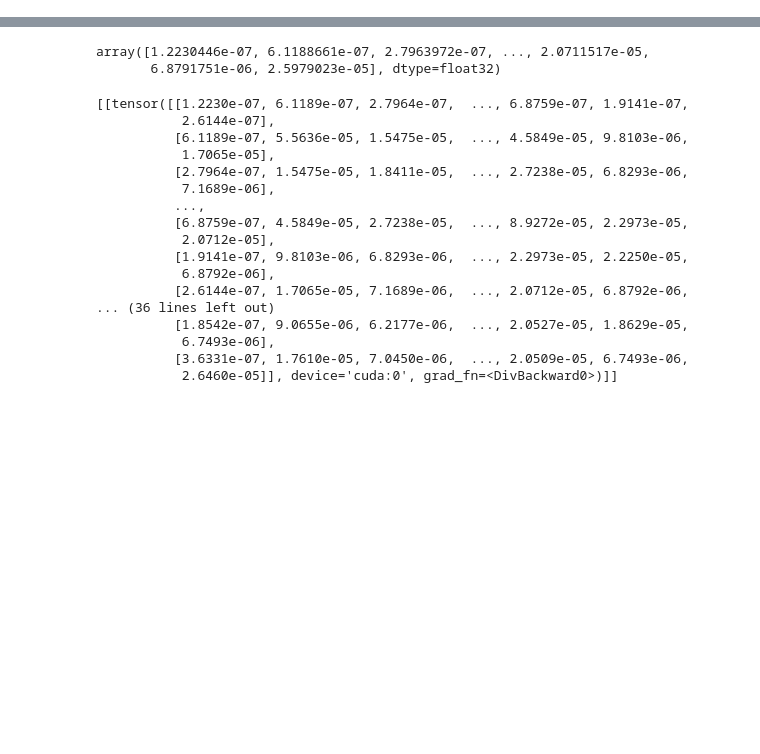
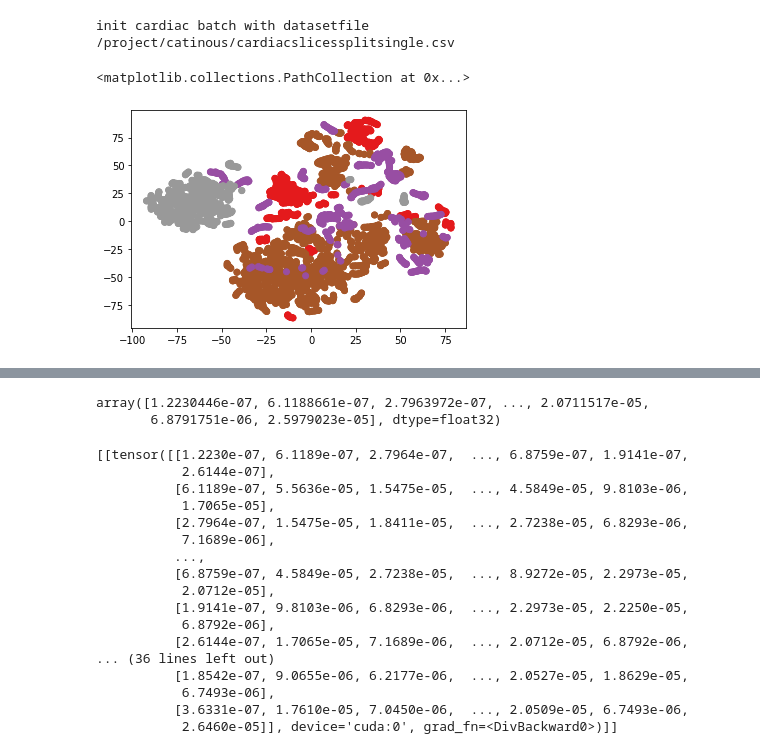
Before and after one commit to cirmuw/casa, a Jupyter notebook: tmp_detectoutlier.ipynb, the cells around one changed output, grey strips where cells are left out. Cells and saved outputs as stored; diff of their text form; code cells hidden in the pictures; blank space fills up the shorter version.

```diff
--- a/tmp_detectoutlier.ipynb
+++ b/tmp_detectoutlier.ipynb
@@ -84,3 +101,49 @@ def gram_hook_2d(m, input, output):
 def register_hooks_2d(layers):
     for layer in layers:
         layer.register_forward_hook(gram_hook_2d)
+# %%
+device = torch.device('cuda')
+
+stylemodel = tvmodels.resnet50(pretrained=True)
+stylemodel.to(device)
+stylemodel.eval()
+gramlayers = [stylemodel.layer2[-1].conv1]
+register_hooks_2d(gramlayers)
+
+dl = torch.utils.data.DataLoader(CardiacBatch('/project/catinous/cardiacslicessplitsingle.csv',
+                                                  iterations=None,
+                                                  batch_size=1,
+                                                  split=['train']),
+                                  batch_size=1, num_workers=8)
+# %% [output]
+init cardiac batch with datasetfile /project/catinous/cardiacslicessplitsingle.csv
+# %%
+matrices_for_embedding = []
+base_matrices = []
+grammatrices = []
+scanners = []
+
+for batch in dl:
+    images, targets, scanner, filepath = batch
+
+    x = images.to(device)
+    x = torch.cat([x, x, x], dim=1)
+    y_style = stylemodel(x.float())
+    for gm in grammatrices[0]:
+        matrices_for_embedding.append(gm.detach().cpu().numpy().flatten())
+        grammatrices = []
+    if scanner[0] == 'Siemens':
+        scanners.append(0)
+    elif scanner[0] == 'GE':
+        scanners.append(1)
+    elif scanner[0]=='Philips':
+        scanners.append(2)
+    else:
+        scanners.append(3)
+# %%
+tsne = TSNE(n_components=2, perplexity=30)
+elements_tsne = tsne.fit_transform(matrices_for_embedding)
+plt.scatter(elements_tsne[:, 0], elements_tsne[:, 1], c=scanners, cmap='Set1')
+# %% [output]
+<matplotlib.collections.PathCollection at 0x...>
+[figure, added]
```
Also changed, not shown: parts of 6 cells of this notebook, 31 other files.
